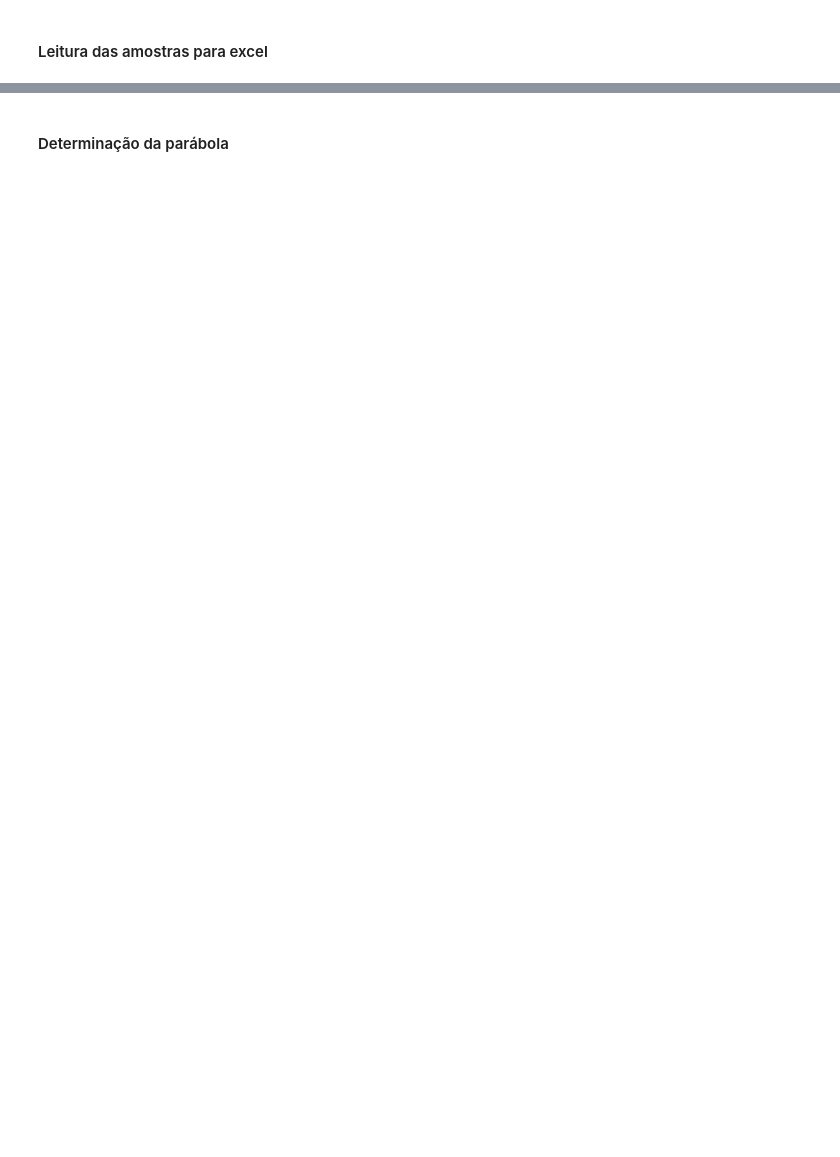
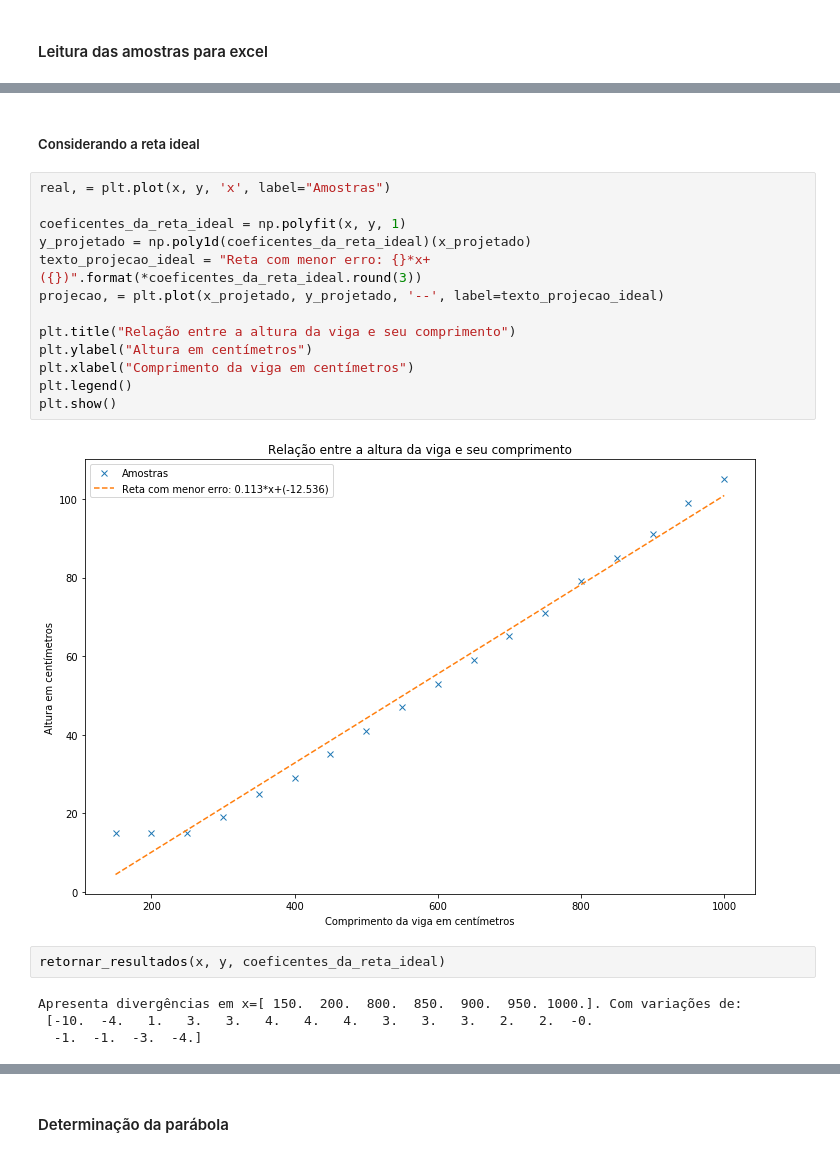
Before and after one commit to luisggc/FConcrete, a Jupyter notebook: examples/Cost Analysis.ipynb, the cells around one changed output, grey strips where cells are left out. Saved outputs shown, nothing was run; the diff lists cells and outputs as text; blank space fills up the shorter version.

```diff
--- a/examples/Cost Analysis.ipynb
+++ b/examples/Cost Analysis.ipynb
@@ -108,0 +158,23 @@ dados_menores_custos
+# %% [markdown]
+##### Considerando a reta ideal
+# %%
+real, = plt.plot(x, y, 'x', label="Amostras")
+
+coeficentes_da_reta_ideal = np.polyfit(x, y, 1)
+y_projetado = np.poly1d(coeficentes_da_reta_ideal)(x_projetado)
+texto_projecao_ideal = "Reta com menor erro: {}*x+({})".format(*coeficentes_da_reta_ideal.round(3))
+projecao, = plt.plot(x_projetado, y_projetado, '--', label=texto_projecao_ideal)
+
+plt.title("Relação entre a altura da viga e seu comprimento")
+plt.ylabel("Altura em centímetros")
+plt.xlabel("Comprimento da viga em centímetros")
+plt.legend()
+plt.show()
+# %% [output]
+[figure, added]
+# %%
+retornar_resultados(x, y, coeficentes_da_reta_ideal)
+# %% [output]
+Apresenta divergências em x=[ 150.  200.  800.  850.  900.  950. 1000.]. Com variações de:
+ [-10.  -4.   1.   3.   3.   4.   4.   4.   3.   3.   3.   2.   2.  -0.
+  -1.  -1.  -3.  -4.]
```
Also changed, not shown: parts of 45 cells of this notebook, 6 other files.
